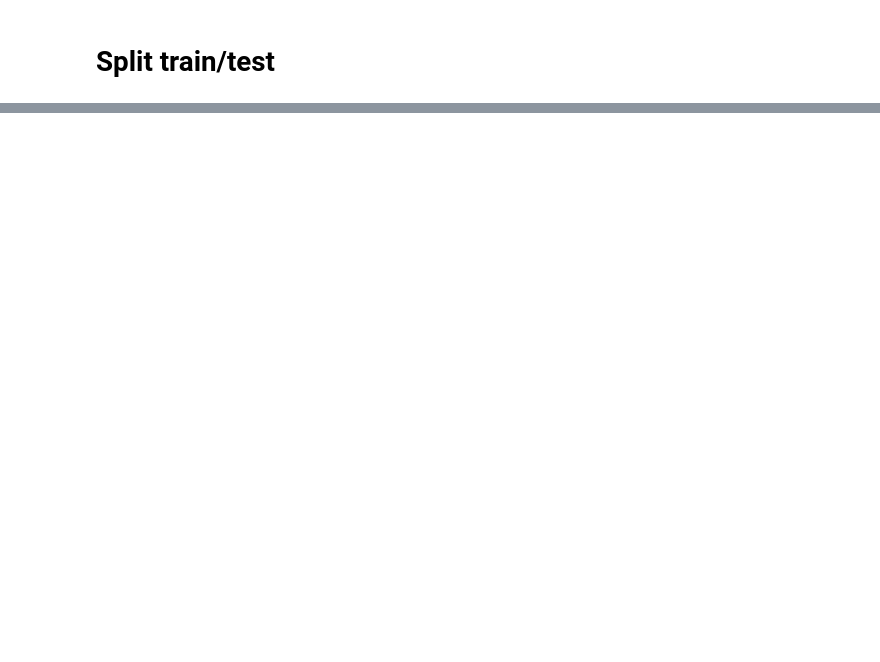
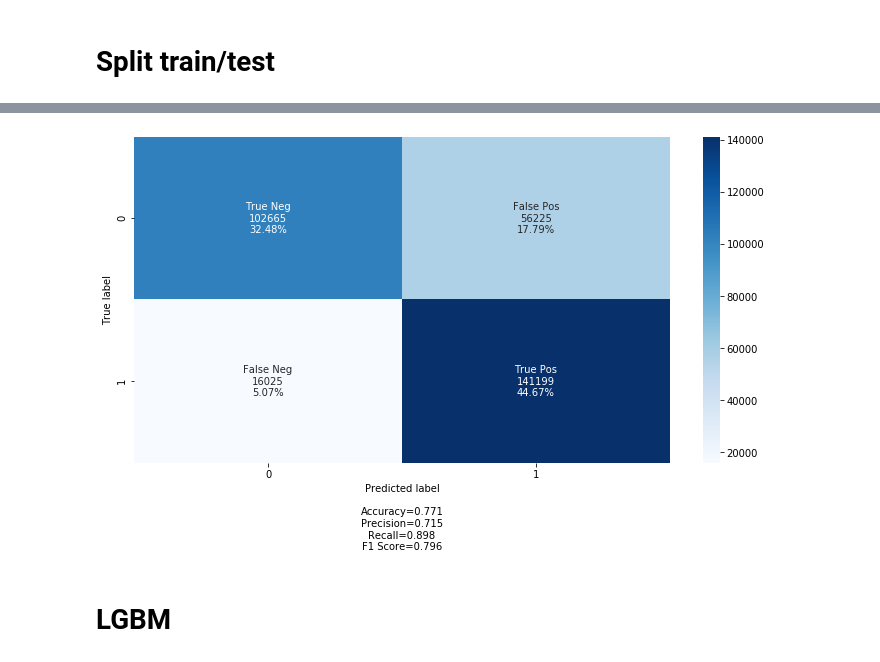
Before and after one commit to mishabeliy15/tt-ml-hw-1, a Jupyter notebook: hw1.ipynb, the cells around one changed output, grey strips where cells are left out. Cells and saved outputs as stored; diff of their text form; code cells hidden in the pictures; blank space fills up the shorter version.

```diff
--- a/hw1.ipynb
+++ b/hw1.ipynb
@@ -303,0 +412,8 @@ make_confusion_matrix(cf_matrix, figsize=(12, 6), group_names=labels)
+# %%
+cf_matrix = confusion_matrix(y_test, y_rfc_pred)
+labels = ["True Neg", "False Pos", "False Neg", "True Pos"]
+make_confusion_matrix(cf_matrix, figsize=(12, 6), group_names=labels)
+# %% [output]
+[figure, added]
+# %% [markdown]
+# LGBM
```
Also changed, not shown: parts of 53 cells of this notebook, 1 other file.
